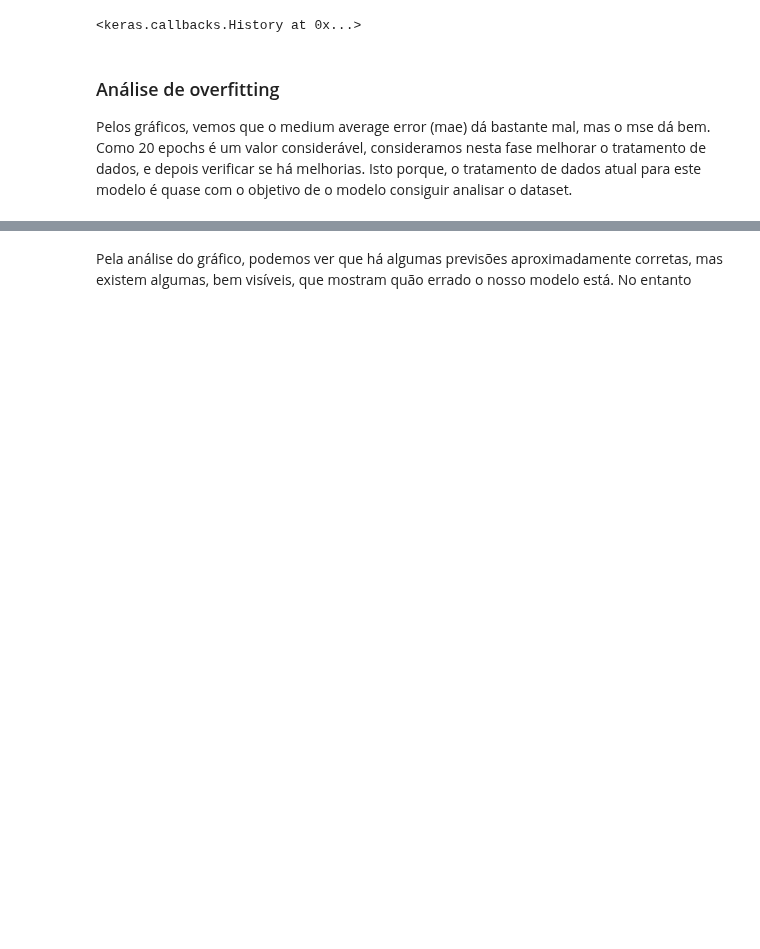
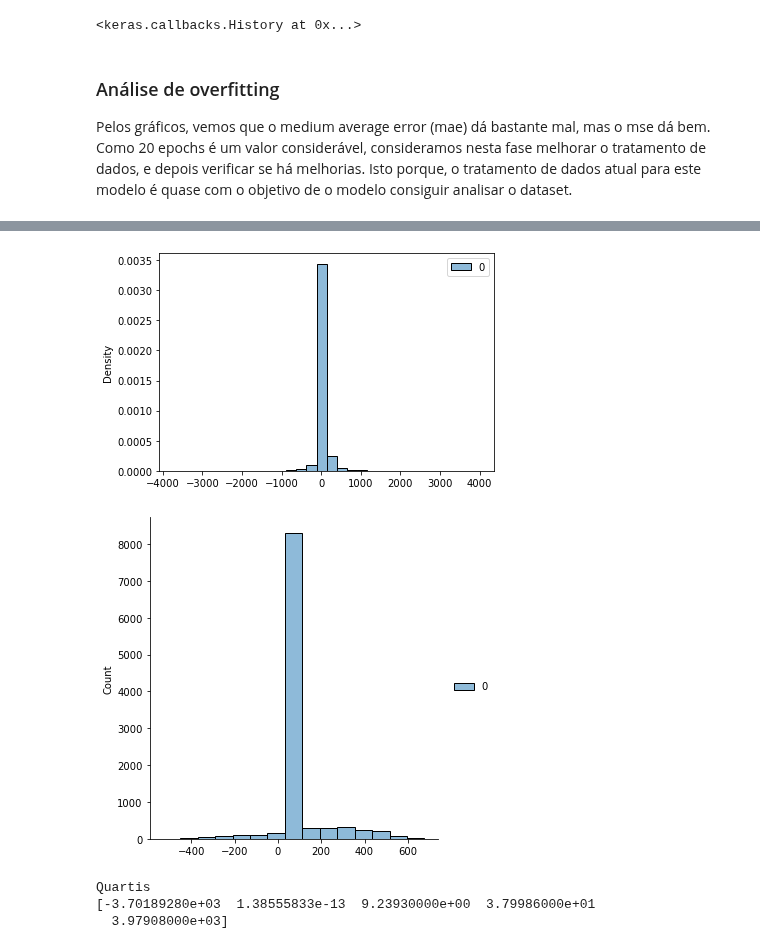
Before and after one commit to gonaloppcc/projetoDAA, a Jupyter notebook: melhor_grupo/neural_network.ipynb, the cells around one changed output, grey strips where cells are left out. Drawn from its saved outputs; the diff is of its cells as text; code cells hidden in the pictures; blank space fills up the shorter version.

```diff
--- a/melhor_grupo/neural_network.ipynb
+++ b/melhor_grupo/neural_network.ipynb
@@ -312,14 +295,17 @@ Epoch 5/15
 # %%
-sns.histplot(y_train, bins=30,stat="density")
+sns.histplot(y_test, bins=30,stat="density")
 plt.show()
 
 sns.displot(predictions)
 plt.show()
 
-
-x = np.quantile(y_train, [0,0.25,0.5,0.75,1])
+print("Quartis")
+x = np.quantile(y_test, [0,0.25,0.5,0.75,1])
 
 print(x)
+# %% [output]
+[figure, added]
+[figure, added]
+Quartis
+[-3.70189280e+03  1.38555833e-13  9.23930000e+00  3.79986000e+01
+  3.97908000e+03]
-# %% [markdown]
-Pela análise do gráfico, podemos ver que há algumas previsões aproximadamente corretas, mas existem algumas, bem visíveis, que mostram quão errado o nosso modelo está.
-No entanto
```
Also changed, not shown: parts of 7 cells of this notebook.
